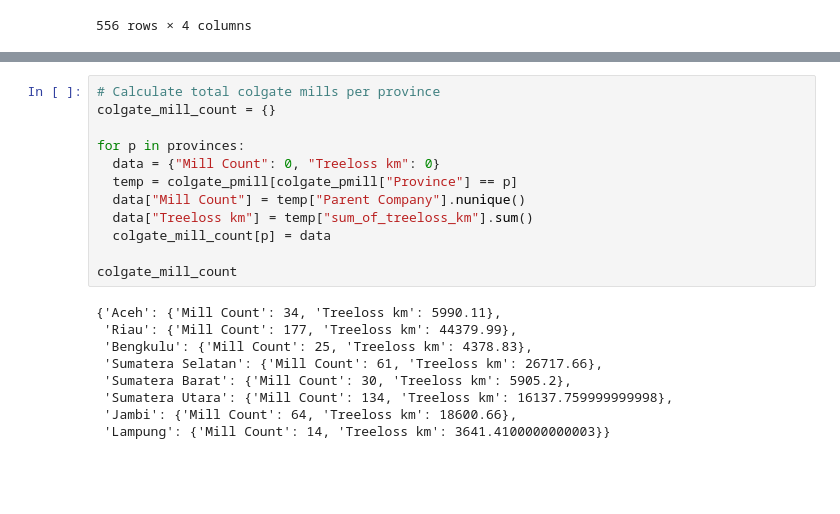
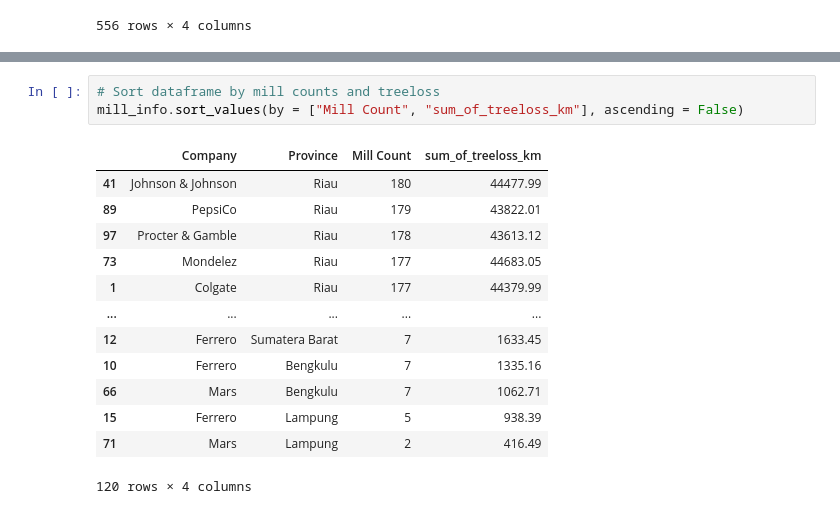
Before and after one commit to janinevillegas/PalmWatch, a Jupyter notebook: Companies_Indonesia/Companies_Indonesia/companies_Sumatra.ipynb, the cells around one changed output, grey strips where cells are left out. Saved outputs shown, nothing was run; the diff lists cells and outputs as text; blank space fills up the shorter version.

```diff
--- a/Companies_Indonesia/Companies_Indonesia/companies_Sumatra.ipynb
+++ b/Companies_Indonesia/Companies_Indonesia/companies_Sumatra.ipynb
@@ -201,21 +221,17 @@ temp
-# %%
-# Calculate total colgate mills per province
-colgate_mill_count = {}
-
-for p in provinces:
-  data = {"Mill Count": 0, "Treeloss km": 0}
-  temp = colgate_pmill[colgate_pmill["Province"] == p]
-  data["Mill Count"] = temp["Parent Company"].nunique()
-  data["Treeloss km"] = temp["sum_of_treeloss_km"].sum()
-  colgate_mill_count[p] = data
-
-colgate_mill_count
-# %% [output]
-{'Aceh': {'Mill Count': 34, 'Treeloss km': 5990.11},
- 'Riau': {'Mill Count': 177, 'Treeloss km': 44379.99},
- 'Bengkulu': {'Mill Count': 25, 'Treeloss km': 4378.83},
- 'Sumatera Selatan': {'Mill Count': 61, 'Treeloss km': 26717.66},
- 'Sumatera Barat': {'Mill Count': 30, 'Treeloss km': 5905.2},
- 'Sumatera Utara': {'Mill Count': 134, 'Treeloss km': 16137.759999999998},
- 'Jambi': {'Mill Count': 64, 'Treeloss km': 18600.66},
- 'Lampung': {'Mill Count': 14, 'Treeloss km': 3641.4100000000003}}
+# %%
+# Sort dataframe by mill counts and treeloss
+mill_info.sort_values(by = ["Mill Count", "sum_of_treeloss_km"], ascending = False)
+# %% [output]
+|  | Company | Province | Mill Count | sum_of_treeloss_km |
+| 41 | Johnson & Johnson | Riau | 180 | 44477.99 |
+| 89 | PepsiCo | Riau | 179 | 43822.01 |
+| 97 | Procter & Gamble | Riau | 178 | 43613.12 |
+| 73 | Mondelez | Riau | 177 | 44683.05 |
+| 1 | Colgate | Riau | 177 | 44379.99 |
+| ... | ... | ... | ... | ... |
+| 12 | Ferrero | Sumatera Barat | 7 | 1633.45 |
+| 10 | Ferrero | Bengkulu | 7 | 1335.16 |
+| 66 | Mars | Bengkulu | 7 | 1062.71 |
+| 15 | Ferrero | Lampung | 5 | 938.39 |
+| 71 | Mars | Lampung | 2 | 416.49 |
+120 rows × 4 columns
```
Also changed, not shown: parts of 6 cells of this notebook.
